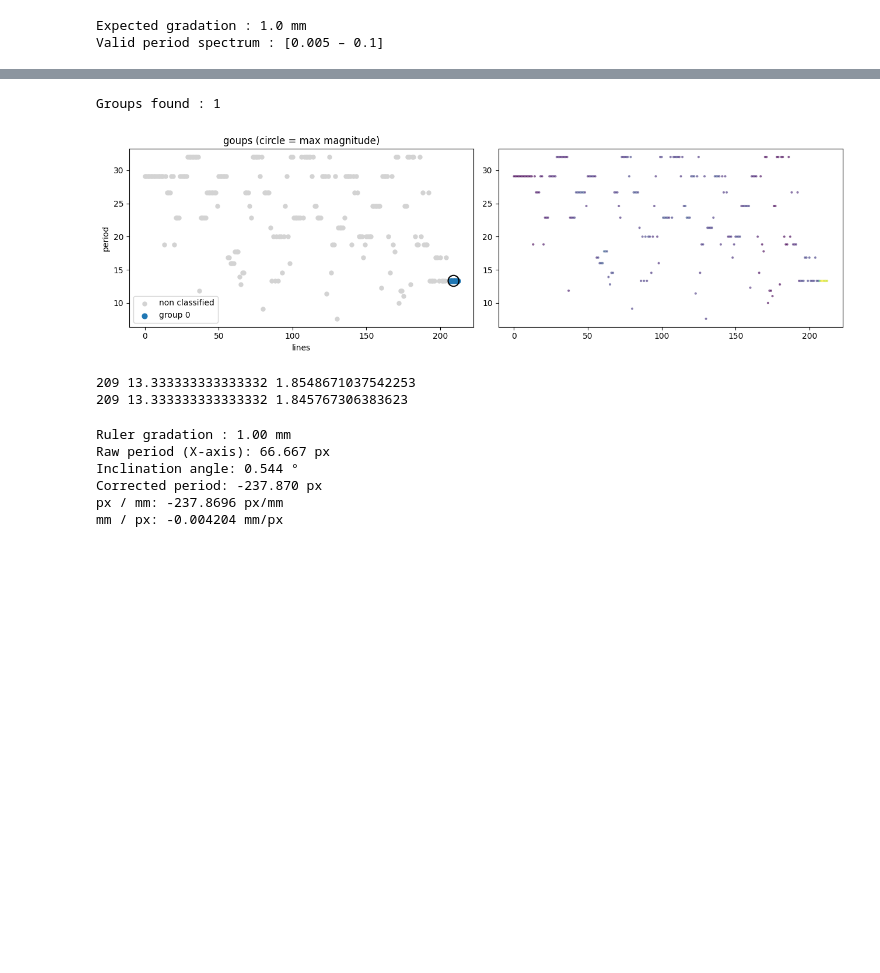
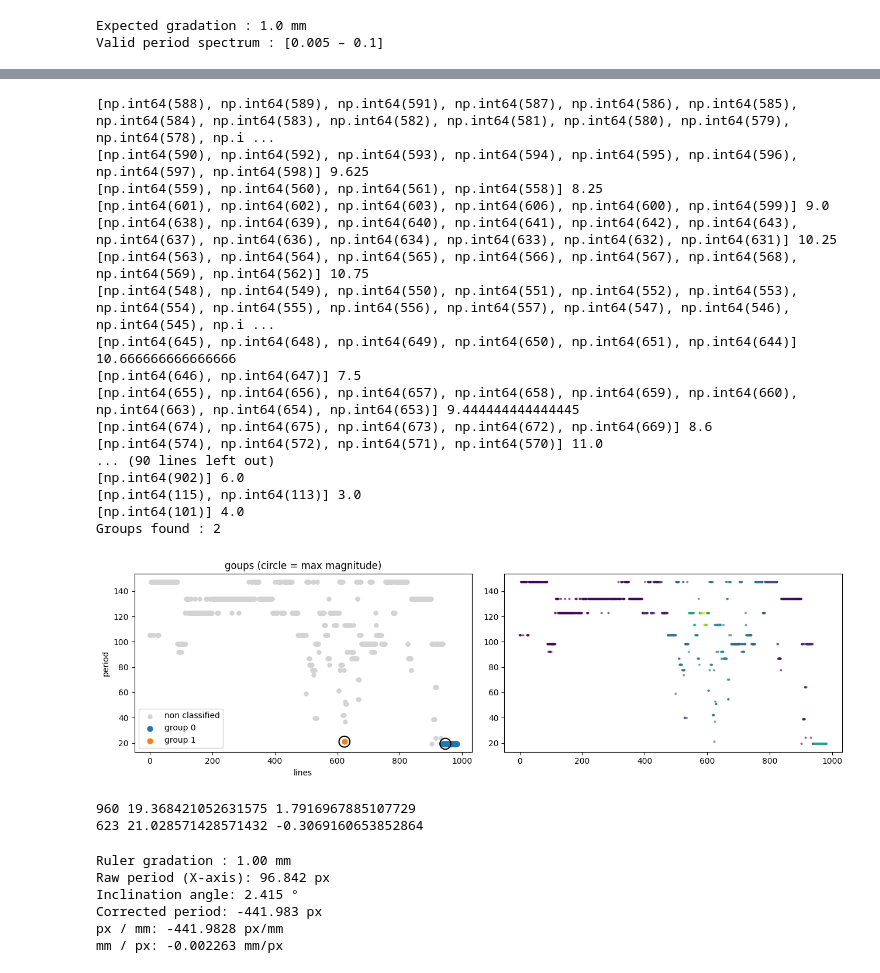
Before and after one commit to TomBellivier/CV-for-GRIT, a Jupyter notebook: models/ruler_detection/ruler_fourier_analysis.ipynb, the cells around one changed output, grey strips where cells are left out. Drawn from its saved outputs; the diff is of its cells as text; code cells hidden in the pictures; blank space fills up the shorter version.

```diff
--- a/models/ruler_detection/ruler_fourier_analysis.ipynb
+++ b/models/ruler_detection/ruler_fourier_analysis.ipynb
@@ -10,7 +10,7 @@ warnings.filterwarnings('ignore')
 # %%
 
 #IMAGE_PATH = "../databases/luomus_pictures_1/8/F.8368.jpg"
-IMAGE_PATH =  "C:\\Users\\tombe\\Documents\\_MLE\\CV-for-GRIT\\models\\ruler_detection\\images\\EB1.0KU.jpg"
+IMAGE_PATH =  "C:\\Users\\tombe\\Documents\\_MLE\\CV-for-GRIT\\models\\ruler_detection\\images\\F.243285.jpg"
 
 GRADUATION_MM = 1.0
 
@@ -117,7 +117,7 @@ def fft_dominant_frequency(row: np.ndarray,
 
     return period_px, phase_rad, max(mag_masked[peaks])
 
-def cycles_observes(row, period_px, seuil_env=0.3):
+def cycles_observes(row, period_px, seuil_env=0.2):
     N = len(row)
     f0 = 1.0 / period_px
     row_c = row - row.mean()                 # PAS de fenêtre ici (on garde les bords)
@@ -380,7 +387,7 @@ def _croissance(graine, direction, membres, groupe_id, gid,
         else:
             cycles_pred = cm[0] + pente0 * (lines[cand] - lm[0])  # graine seule
 
-        if abs(period[cand] - period_pred) <= delta and abs(n_cycles[cand] - cycles_pred) <= delta:
+        if abs(period[cand] - period_pred) <= delta: # and abs(n_cycles[cand] - cycles_pred) <= delta:
             groupe_id[cand] = gid
             membres.append(cand)
             sauts = 0
@@ -440,13 +447,19 @@ def trouver_groupes(period, magnitude, lines, n_cycles, delta, max_sauts=2, n_gr
         if n_cycles[membres].mean() > min_cycles:
             gid += 1                              # groupe validé
         else:
+            print(membres, n_cycles[membres].mean())
             groupe_id[membres] = -2               # rejeté, exclu des graines
 
     groupe_id[groupe_id == -2] = -1               # les rejetés -> non classés
 
-     # --- ré-étiquetage : groupe 0 = meilleure magnitude moyenne par point ---
+    # --- ré-étiquetage : groupe 0 = meilleure magnitude moyenne par point ---
     ids = [g for g in np.unique(groupe_id) if g != -1]
-    moyennes = {g: magnitude[groupe_id == g].mean() for g in ids}
+
+    ## tri par magnitude
+    # moyennes = {g: magnitude[groupe_id == g].mean() for g in ids}
+    ## tri par nombre de point dans le groupe:
+    moyennes = {g: len(np.where(groupe_id == g)[0]) for g in ids}
+
     ordre_groupes = sorted(ids, key=lambda g: moyennes[g], reverse=True)
     remap = {ancien: nouveau for nouveau, ancien in enumerate(ordre_groupes)}
 
@@ -468,35 +481,51 @@ period, magnitude, lines = periods_arr, mag_arr, rows_arr
 
 gid = trouver_groupes(period, magnitude, lines, n_cycles, delta=0.2, n_groupes=5)
 print("Groups found :", gid.max() + 1)
 
 
 fig, axes = plt.subplots(1, 2, figsize=(13, 4))
 
 # points non classés (groupe_id == -1)
 m = gid == -1
 if m.any():
     axes[0].scatter(lines[m], period[m], s=25, c="lightgray", label="non classified")
 
 # groupes (on part de 0, en ignorant les -1)
 for g in range(gid.max() + 1):
     m = gid == g
     if not m.any():
         continue
     axes[0].scatter(lines[m], period[m], s=40, label=f"group {g}")
     imax = np.argmax(np.where(m, magnitude, -np.inf))
     axes[0].scatter(lines[imax], period[imax], s=180,
                 facecolors="none", edgecolors="k", linewidths=1.5)
 axes[0].set_xlabel("lines"); axes[0].set_ylabel("period"); axes[0].legend()
 axes[0].set_title("goups (circle = max magnitude)")
 
 
 axes[1].scatter(rows_arr, periods_arr, s=4, alpha=0.5, c=[res[3] for res in results], cmap='viridis',)
 
 plt.tight_layout()
 plt.show()
 # %% [output]
-Groups found : 1
+[np.int64(588), np.int64(589), np.int64(591), np.int64(587), np.int64(586), np.int64(585), np.int64(584), np.int64(583), np.int64(582), np.int64(581), np.int64(580), np.int64(579), np.int64(578), np.i ...
+[np.int64(590), np.int64(592), np.int64(593), np.int64(594), np.int64(595), np.int64(596), np.int64(597), np.int64(598)] 9.625
+[np.int64(559), np.int64(560), np.int64(561), np.int64(558)] 8.25
+[np.int64(601), np.int64(602), np.int64(603), np.int64(606), np.int64(600), np.int64(599)] 9.0
+[np.int64(638), np.int64(639), np.int64(640), np.int64(641), np.int64(642), np.int64(643), np.int64(637), np.int64(636), np.int64(634), np.int64(633), np.int64(632), np.int64(631)] 10.25
+[np.int64(563), np.int64(564), np.int64(565), np.int64(566), np.int64(567), np.int64(568), np.int64(569), np.int64(562)] 10.75
+[np.int64(548), np.int64(549), np.int64(550), np.int64(551), np.int64(552), np.int64(553), np.int64(554), np.int64(555), np.int64(556), np.int64(557), np.int64(547), np.int64(546), np.int64(545), np.i ...
+[np.int64(645), np.int64(648), np.int64(649), np.int64(650), np.int64(651), np.int64(644)] 10.666666666666666
+[np.int64(646), np.int64(647)] 7.5
+[np.int64(655), np.int64(656), np.int64(657), np.int64(658), np.int64(659), np.int64(660), np.int64(663), np.int64(654), np.int64(653)] 9.444444444444445
+[np.int64(674), np.int64(675), np.int64(673), np.int64(672), np.int64(669)] 8.6
+[np.int64(574), np.int64(572), np.int64(571), np.int64(570)] 11.0
+... (90 lines left out)
+[np.int64(902)] 6.0
+[np.int64(115), np.int64(113)] 3.0
+[np.int64(101)] 4.0
+Groups found : 2
-[figure, old version]
+[figure, new version]
 # %%
 # update of the line
 indices = np.where(gid == 0)[0]
@@ -519,8 +548,8 @@ else:
     mean_phase_second = mean_phase
     print("no other possible group")
 # %% [output]
-209 13.333333333333332 1.8548671037542253
-209 13.333333333333332 1.845767306383623
+960 19.368421052631575 1.7916967885107729
+623 21.028571428571432 -0.3069160653852864
 # %%
 T_median = mean_period * RATIO
 T_corrected = mean_period / np.cos(mean_phase) * RATIO
@@ -538,11 +567,11 @@ print(f"px / mm: {px_per_mm:.4f} px/mm")
 print(f"mm / px: {mm_per_px:.6f} mm/px")
 # %% [output]
 Ruler gradation : 1.00 mm
-Raw period (X-axis): 66.667 px
-Inclination angle: 0.544 °
-Corrected period: -237.870 px
-px / mm: -237.8696 px/mm
-mm / px: -0.004204 mm/px
+Raw period (X-axis): 96.842 px
+Inclination angle: 2.415 °
+Corrected period: -441.983 px
+px / mm: -441.9828 px/mm
+mm / px: -0.002263 mm/px
 # %%
 
 fig = plt.figure(figsize=(14, 8))
```
Also changed, not shown: parts of 5 cells of this notebook, 1 other file.
